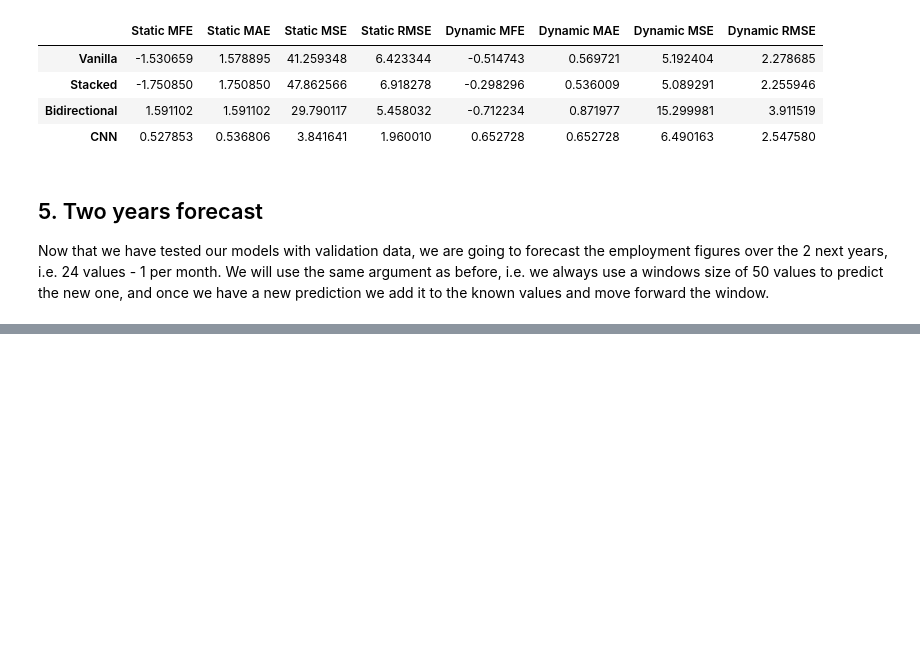
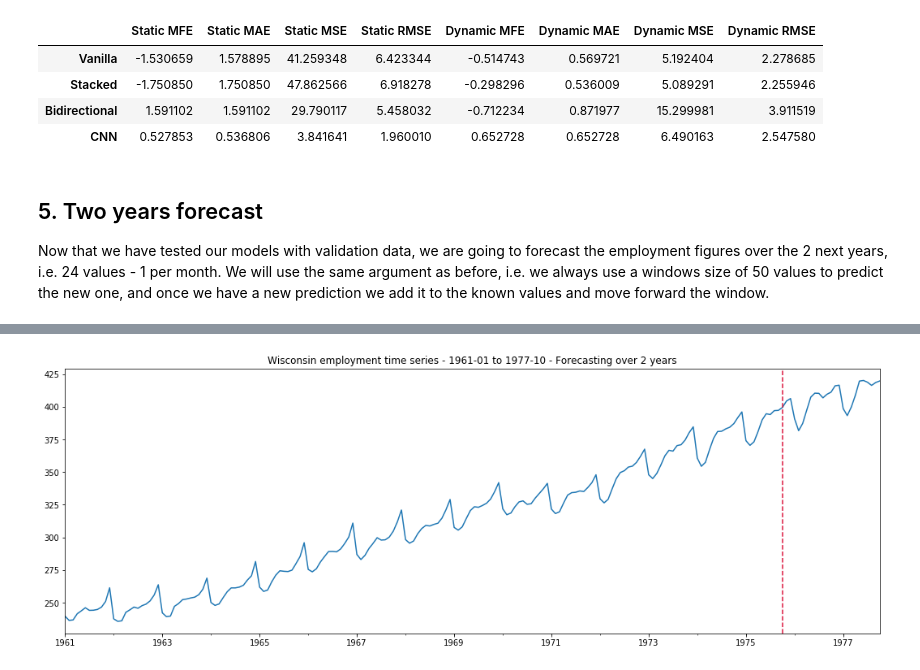
Before and after one commit to franckdess/Time_Series_Project, a Jupyter notebook: Wisconsin.ipynb, the cells around one changed output, grey strips where cells are left out. Drawn from its saved outputs; the diff is of its cells as text; code cells hidden in the pictures; blank space fills up the shorter version.

```diff
--- a/Wisconsin.ipynb
+++ b/Wisconsin.ipynb
@@ -425,0 +447,9 @@ plt.show()
+# %%
+# Plot the forecasted time series
+df_forecast['CNN forecast'].plot(colormap='tab10')
+plt.title('Wisconsin employment time series - 1961-01 to 1977-10 - Forecasting over 2 years')
+plt.axvline(x='1975-10', linestyle='--', c='crimson')
+plt.gcf().set_size_inches(18,6)
+plt.show()
+# %% [output]
+[figure, added]
```
Also changed, not shown: parts of 13 cells of this notebook.
